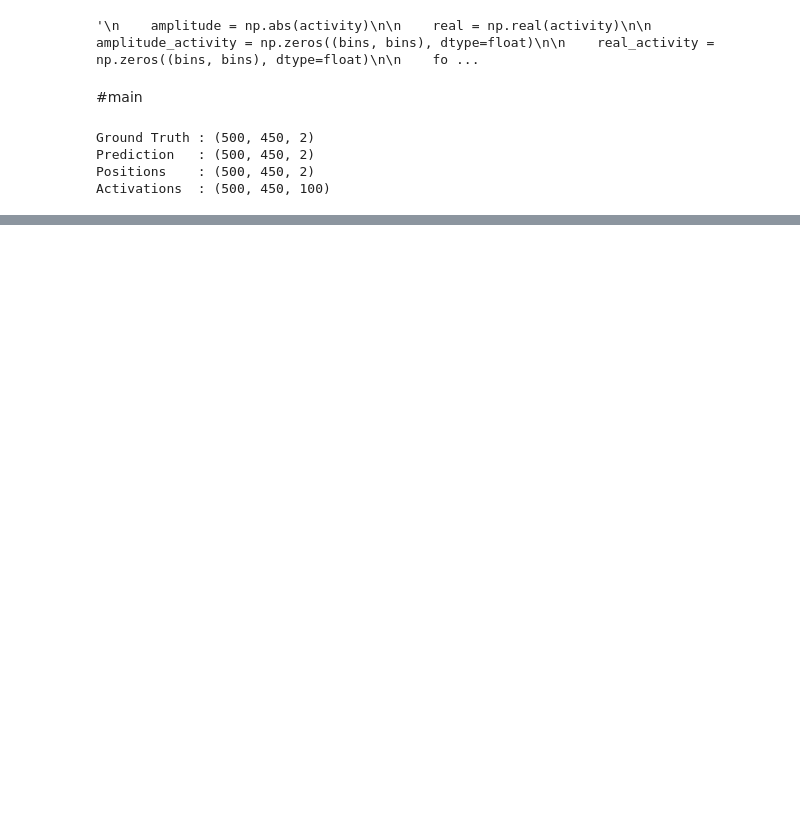
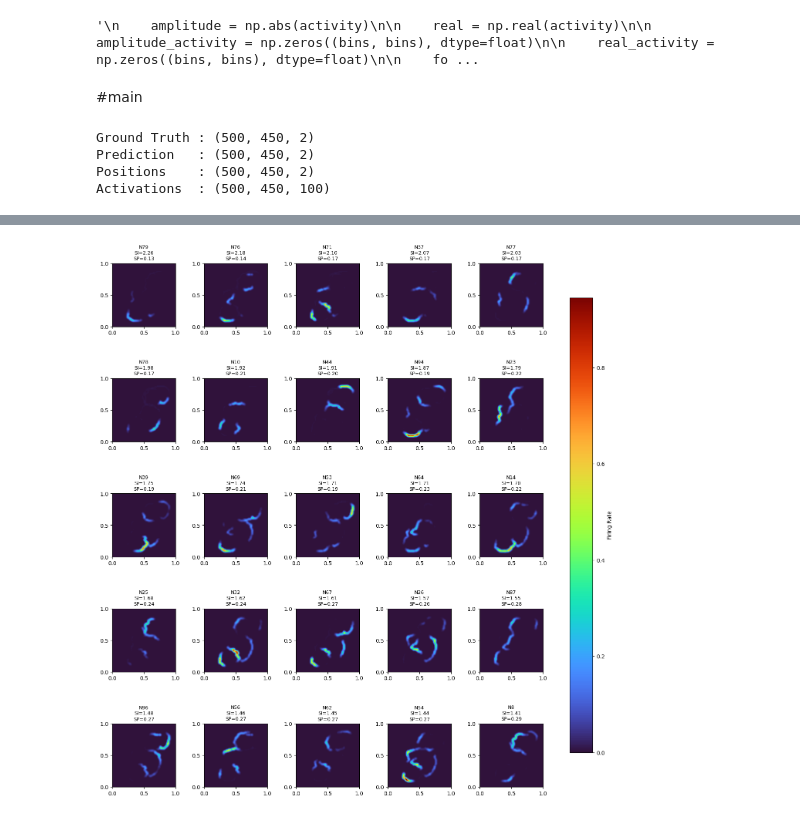
Before and after one commit to Sindhuramrutha/2d_hippocampal_cells, a Jupyter notebook: 2_dimensional/2_place_cells/2D-firing-rate-new-pipeline/2. firingrate-pipeline-thresholds copy.ipynb, the cells around one changed output, grey strips where cells are left out. Drawn from its saved outputs; the diff is of its cells as text; code cells hidden in the pictures; blank space fills up the shorter version.

```diff
--- a/2_dimensional/2_place_cells/2D-firing-rate-new-pipeline/2. firingrate-pipeline-thresholds copy.ipynb
+++ b/2_dimensional/2_place_cells/2D-firing-rate-new-pipeline/2. firingrate-pipeline-thresholds copy.ipynb
@@ -660,0 +573,20 @@ plt.show()
+# %%
+def compute_activity_maps(
+    activity,
+    x_bin,
+    y_bin,
+    bins=N_BINS,
+):
+    """
+    Compute activity map using the sum of activation amplitudes
+    in each spatial bin.
+    """
+
+    amplitude = np.abs(activity)
+
+    amplitude_activity = np.zeros((bins, bins), dtype=float)
+
+    for a, xb, yb in zip(amplitude, x_bin, y_bin):
+        amplitude_activity[yb, xb] += a
+
+    return amplitude_activity
@@ -660,0 +641,48 @@ plt.show()
+# %%
+top25 = results[:25]
+
+fig, axes = plt.subplots(
+    5,
+    5,
+    figsize=(18, 18),
+)
+
+plt.subplots_adjust(
+    wspace=0.45,
+    hspace=0.55,
+)
+
+vmax = max(np.max(r["Rate Map"]) for r in top25)
+
+for ax, neuron in zip(axes.ravel(), top25):
+
+    im = ax.imshow(
+        neuron["Rate Map"],
+        origin="lower",
+        extent=[0, 1, 0, 1],
+        cmap="turbo",
+        aspect="equal",
+        vmin=0,
+        vmax=vmax,
+    )
+
+    ax.set_title(
+        f"N{neuron['Neuron']}\n"
+        f"SI={neuron['SI']:.2f}\n"
+        f"SP={neuron['Sparsity']:.2f}",
+        fontsize=9,
+    )
+
+    ax.set_xticks([0, 0.5, 1])
+    ax.set_yticks([0, 0.5, 1])
+
+fig.colorbar(
+    im,
+    ax=axes.ravel().tolist(),
+    shrink=0.85,
+    label="Firing Rate",
+)
+
+plt.show()
+# %% [output]
+[figure, added]
```
Also changed, not shown: parts of 18 cells of this notebook, 1 other file.
